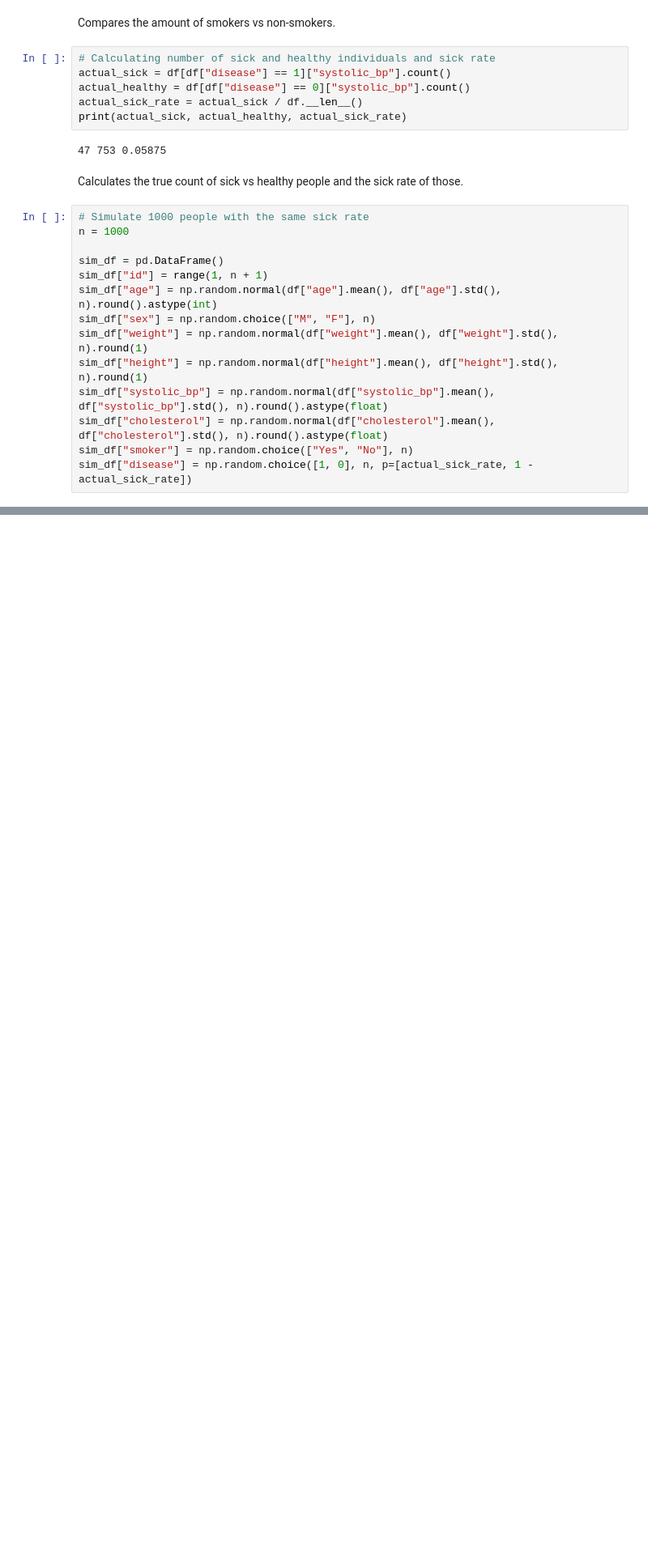
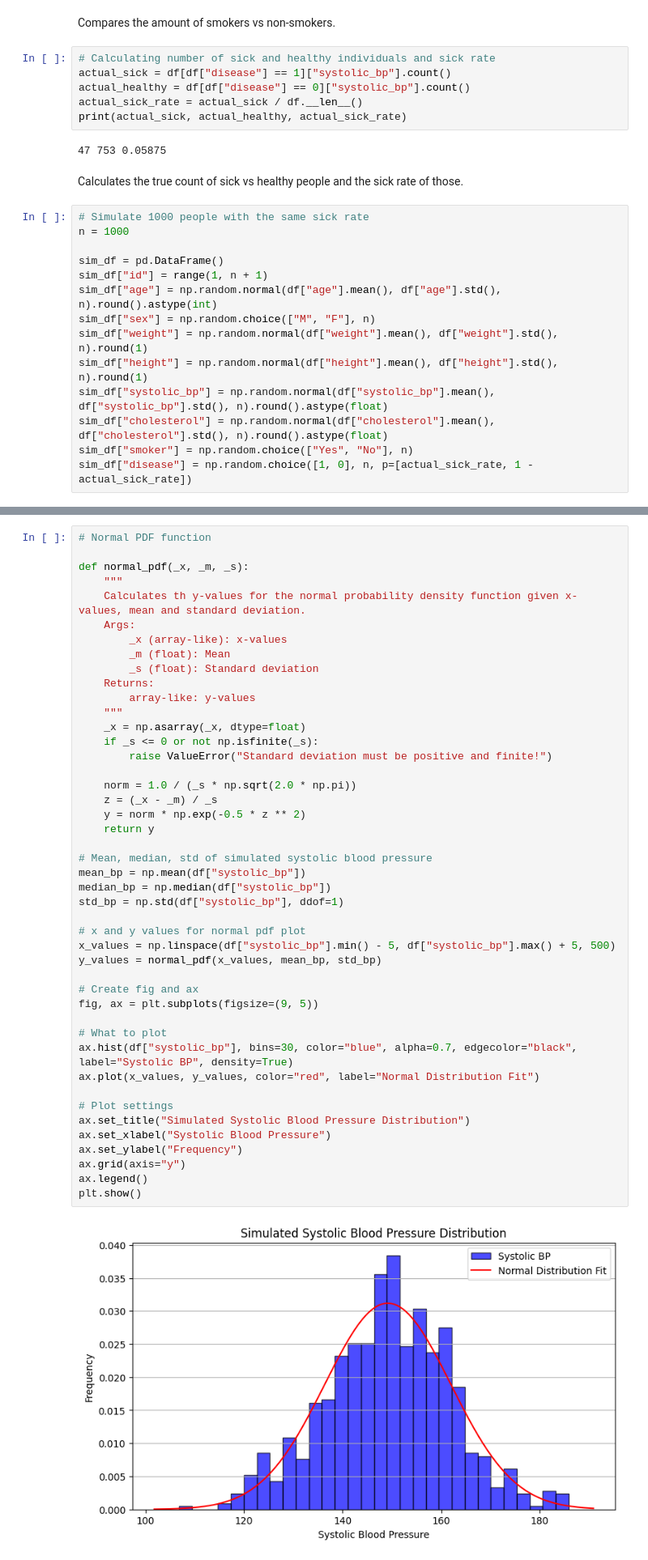
Before and after one commit to markusgunnar/Exam_HealthAnalyzer, a Jupyter notebook: report.ipynb, the cells around one changed output, grey strips where cells are left out. Shown: that part at 81% size. Saved outputs shown, nothing was run; the diff lists cells and outputs as text; blank space fills up the shorter version.

```diff
--- a/report.ipynb
+++ b/report.ipynb
@@ -111,0 +113,47 @@ We see that the simulated sick rate is shifted to the right of the true sick rat
+# %%
+# Normal PDF function
+
+def normal_pdf(_x, _m, _s):
+	"""
+	Calculates th y-values for the normal probability density function given x-values, mean and standard deviation.
+	Args:
+		_x (array-like): x-values
+		_m (float): Mean
+		_s (float): Standard deviation
+	Returns:
+		array-like: y-values
+	"""
+	_x = np.asarray(_x, dtype=float)
+	if _s <= 0 or not np.isfinite(_s):
+		raise ValueError("Standard deviation must be positive and finite!")
+
+	norm = 1.0 / (_s * np.sqrt(2.0 * np.pi))
+	z = (_x - _m) / _s
+	y = norm * np.exp(-0.5 * z ** 2)
+	return y
+
+# Mean, median, std of simulated systolic blood pressure
+mean_bp = np.mean(df["systolic_bp"])
+median_bp = np.median(df["systolic_bp"])
+std_bp = np.std(df["systolic_bp"], ddof=1)
+
+# x and y values for normal pdf plot
+x_values = np.linspace(df["systolic_bp"].min() - 5, df["systolic_bp"].max() + 5, 500)
+y_values = normal_pdf(x_values, mean_bp, std_bp)
+
+# Create fig and ax
+fig, ax = plt.subplots(figsize=(9, 5))
+
+# What to plot
+ax.hist(df["systolic_bp"], bins=30, color="blue", alpha=0.7, edgecolor="black", label="Systolic BP", density=True)
+ax.plot(x_values, y_values, color="red", label="Normal Distribution Fit")
+
+# Plot settings
+ax.set_title("Simulated Systolic Blood Pressure Distribution")
+ax.set_xlabel("Systolic Blood Pressure")
+ax.set_ylabel("Frequency")
+ax.grid(axis="y")
+ax.legend()
+plt.show()
+# %% [output]
+[figure, added]
```
Also changed, not shown: parts of 6 cells of this notebook.
